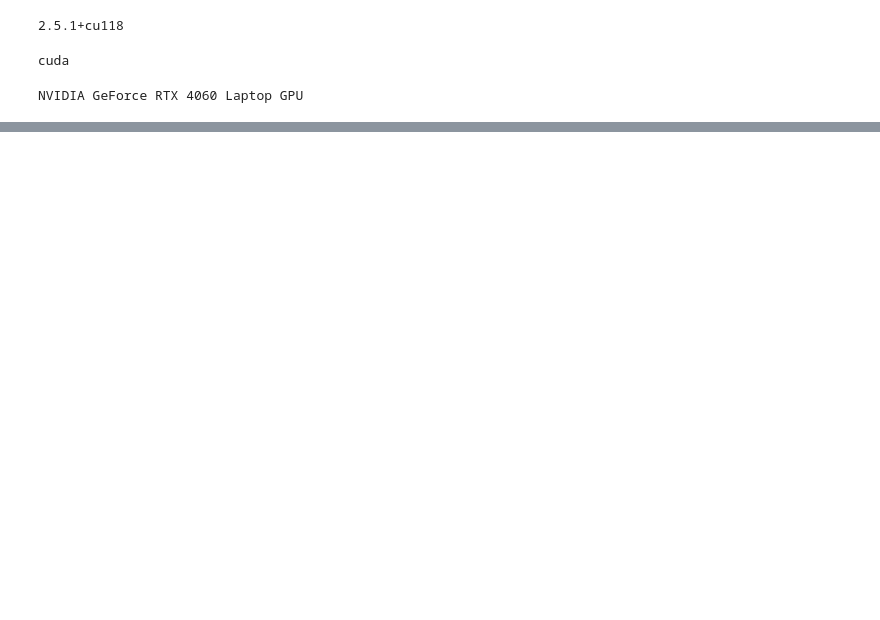
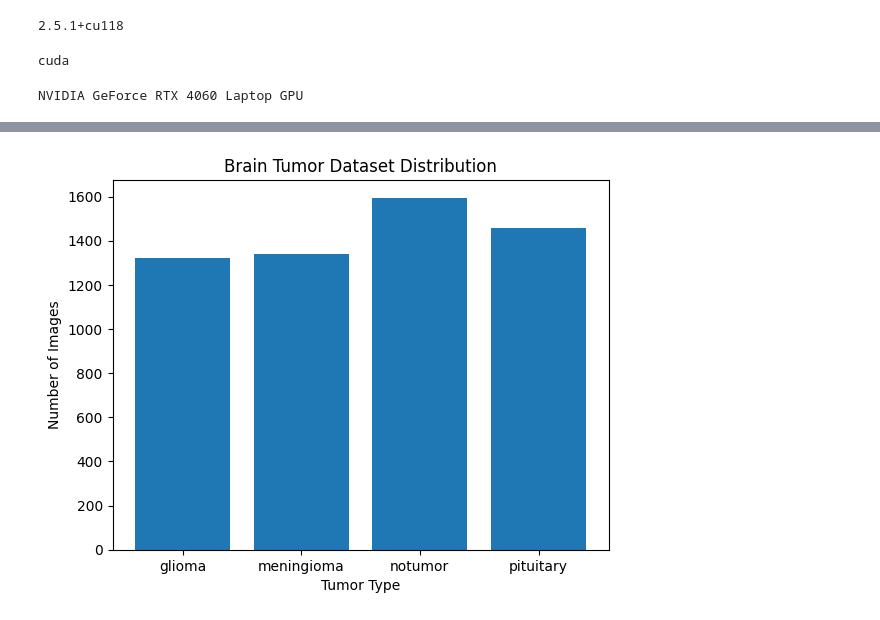
Before and after one commit to SandeepMuhal88/Cancer_Detection_Model, a Jupyter notebook: Brain_Tumor_Model/Model.ipynb, the cells around one changed output, grey strips where cells are left out. Drawn from its saved outputs; the diff is of its cells as text; code cells hidden in the pictures; blank space fills up the shorter version.

```diff
--- a/Brain_Tumor_Model/Model.ipynb
+++ b/Brain_Tumor_Model/Model.ipynb
@@ -78,0 +86,8 @@ Please check the downloaded files and adjust the paths.
+# %%
+plt.bar(classes, [counter[i] for i in range(len(classes))])
+plt.xlabel("Tumor Type")
+plt.ylabel("Number of Images")
+plt.title("Brain Tumor Dataset Distribution")
+plt.show()
+# %% [output]
+[figure, added]
```
Also changed, not shown: parts of 6 cells of this notebook, 2 other files.
